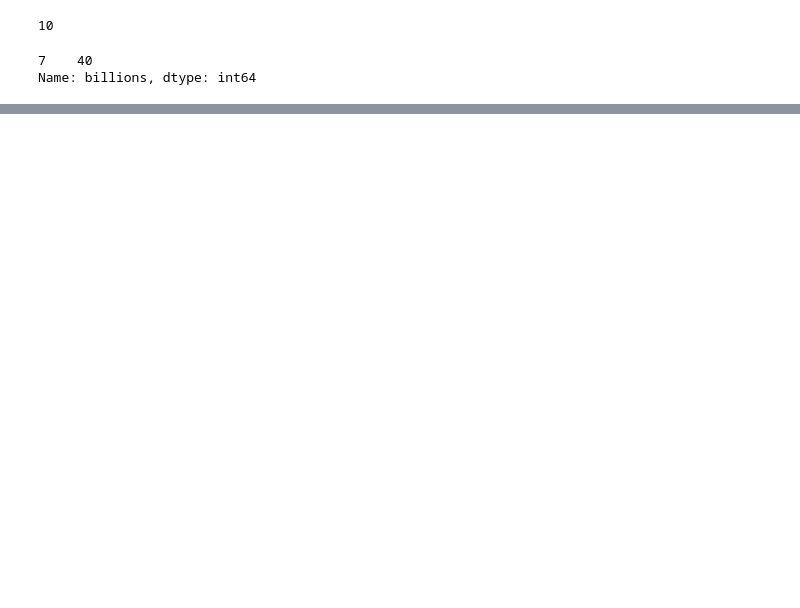
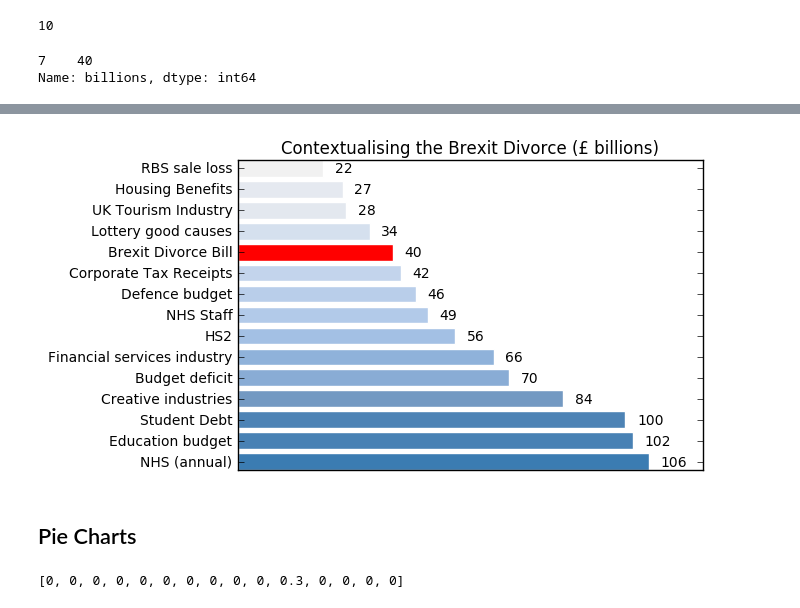
Before and after one commit to LegalEd/brexitdatavisualization, a Jupyter notebook: Circle packing Brexit-Copy1.ipynb, the cells around one changed output, grey strips where cells are left out. Saved outputs shown, nothing was run; the diff lists cells and outputs as text; code cells hidden in the pictures; blank space fills up the shorter version.

```diff
--- a/Circle packing Brexit-Copy1.ipynb
+++ b/Circle packing Brexit-Copy1.ipynb
@@ -117,0 +162,18 @@ plt.show()
+# %%
+width = 0.8
+fig,a = plt.subplots()
+p1 = plt.barh(x,y,color=color_map, tick_label=name_labels,edgecolor='w', align='center')
+
+a.xaxis.set_visible(False) # set x axis invisible
+
+for i, v in enumerate(sorted_data):
+    plt.text(v + 3, i, str(v), color='black',va="center") # add values to end of each bar
+plt.title('Contextualising the Brexit Divorce (£ billions)')
+plt.xlabel('Billions (£)')
+plt.margins(y=0)
+plt.savefig('barh_no_x_ticks.jpg', bbox_inches='tight')
+plt.show()
+# %% [output]
+[figure, added]
+# %% [markdown]
+## Pie Charts
@@ -117,0 +182,4 @@ plt.show()
+# %%
+explode
+# %% [output]
+[0, 0, 0, 0, 0, 0, 0, 0, 0, 0, 0.3, 0, 0, 0, 0]
```
Also changed, not shown: parts of 47 cells of this notebook.
